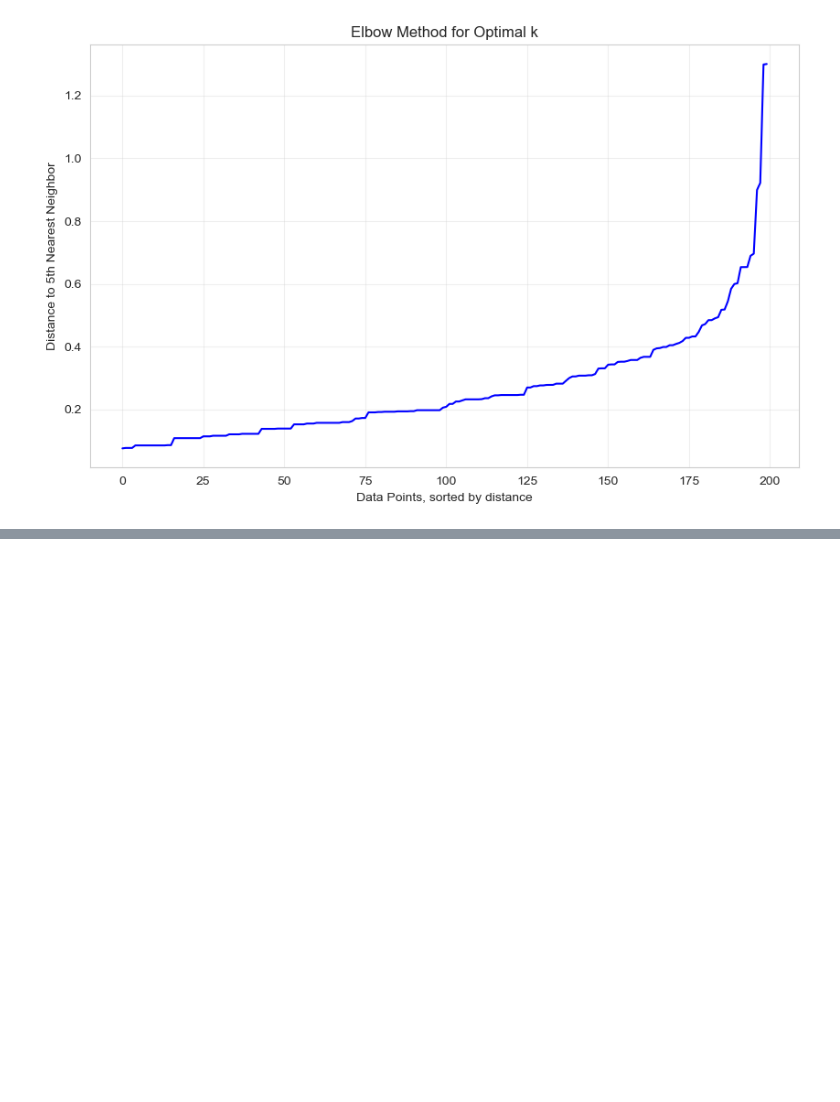
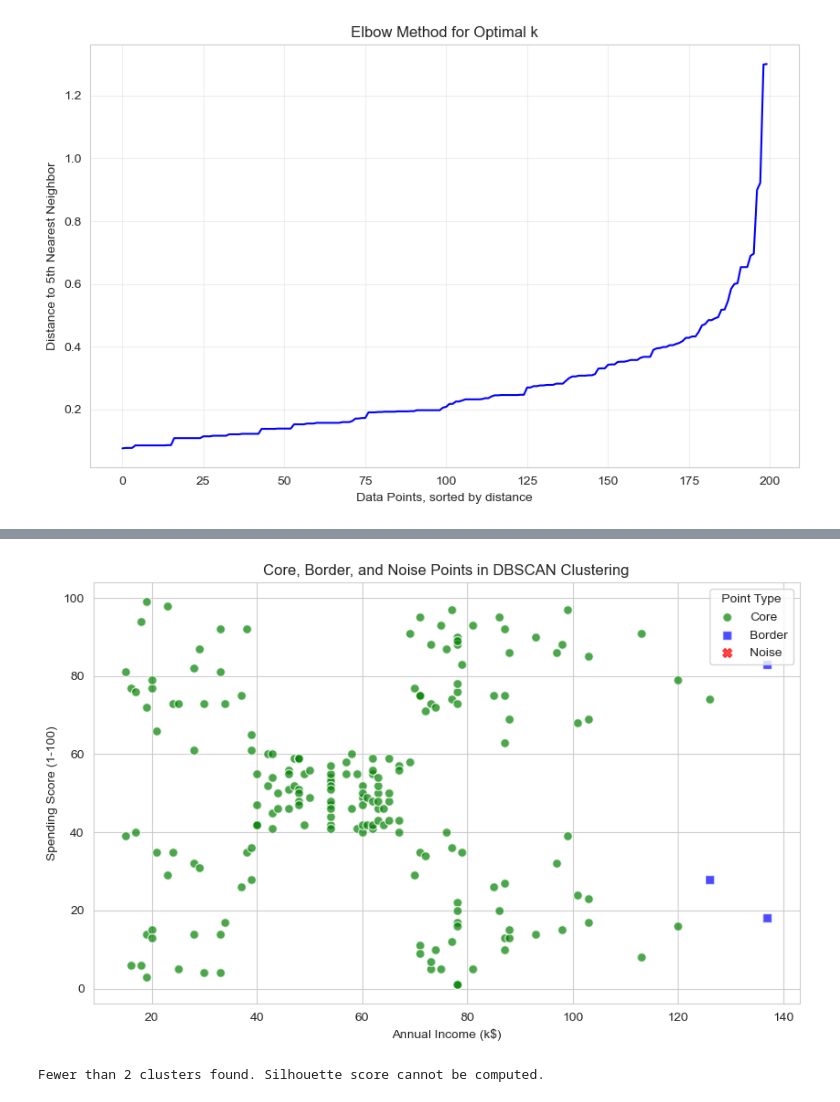
Before and after one commit to Niraj7272/DataScience, a Jupyter notebook: Practice/Machine_Learning/Unsupervised_learning/DBSCAN/dbscan.ipynb, the cells around one changed output, grey strips where cells are left out. Cells and saved outputs as stored; diff of their text form; code cells hidden in the pictures; blank space fills up the shorter version.

```diff
--- a/Practice/Machine_Learning/Unsupervised_learning/DBSCAN/dbscan.ipynb
+++ b/Practice/Machine_Learning/Unsupervised_learning/DBSCAN/dbscan.ipynb
@@ -248,0 +320,15 @@ plt.show()
+# %%
+core_mask = np.zeros(len(X_scaled), dtype=bool)
+core_mask[dbscan.core_sample_indices_] = True
+
+point_type = np.full(len(X_scaled), 'Border', dtype=object)
+point_type[core_mask] = 'Core'
+point_type[cluster_labels == -1] = 'Noise'
+
+df['PointType'] = point_type
+
+point_type_counts = df['PointType'].value_counts()
+print("Point Type Distribution:")
+print(point_type_counts)
+
+print(f"\n({point_type_counts.get('Core', 0)} core points, {point_type_counts.get('Border', 0)} border points, {point_type_counts.get('Noise', 0)} noise points) out of {len(df)} total points.")
@@ -248,0 +343,27 @@ plt.show()
+# %%
+plt.figure(figsize=(10, 6))
+type_colors = {'Core': 'green', 'Border': 'blue', 'Noise': 'red'}
+type_markers = {'Core': 'o', 'Border': 's', 'Noise': 'X'}
+
+for ptype, color in type_colors.items():
+    subset = df[df['PointType'] == ptype]
+    plt.scatter(subset['Annual Income (k$)'], subset['Spending Score (1-100)'], c=color, label=ptype, edgecolor='white' if ptype != 'Noise' else None, s=50, alpha=0.7, marker=type_markers[ptype])
+
+plt.xlabel('Annual Income (k$)')
+plt.ylabel('Spending Score (1-100)')
+plt.title('Core, Border, and Noise Points in DBSCAN Clustering')
+plt.legend(title='Point Type', loc='upper right')
+plt.show()
+# %% [output]
+[figure, added]
+# %%
+mask_clustered = cluster_labels != -1
+
+if n_clusters >= 2:
+    sil_score = silhouette_score(X_scaled[mask_clustered], cluster_labels[mask_clustered])
+    print(f"Silhouette Score (noise excluded, {mask_clustered.sum()} points): {sil_score:.4f}")
+else:
+    sil_score = None
+    print('Fewer than 2 clusters found. Silhouette score cannot be computed.')
+# %% [output]
+Fewer than 2 clusters found. Silhouette score cannot be computed.
```
Also changed, not shown: parts of 11 cells of this notebook.
